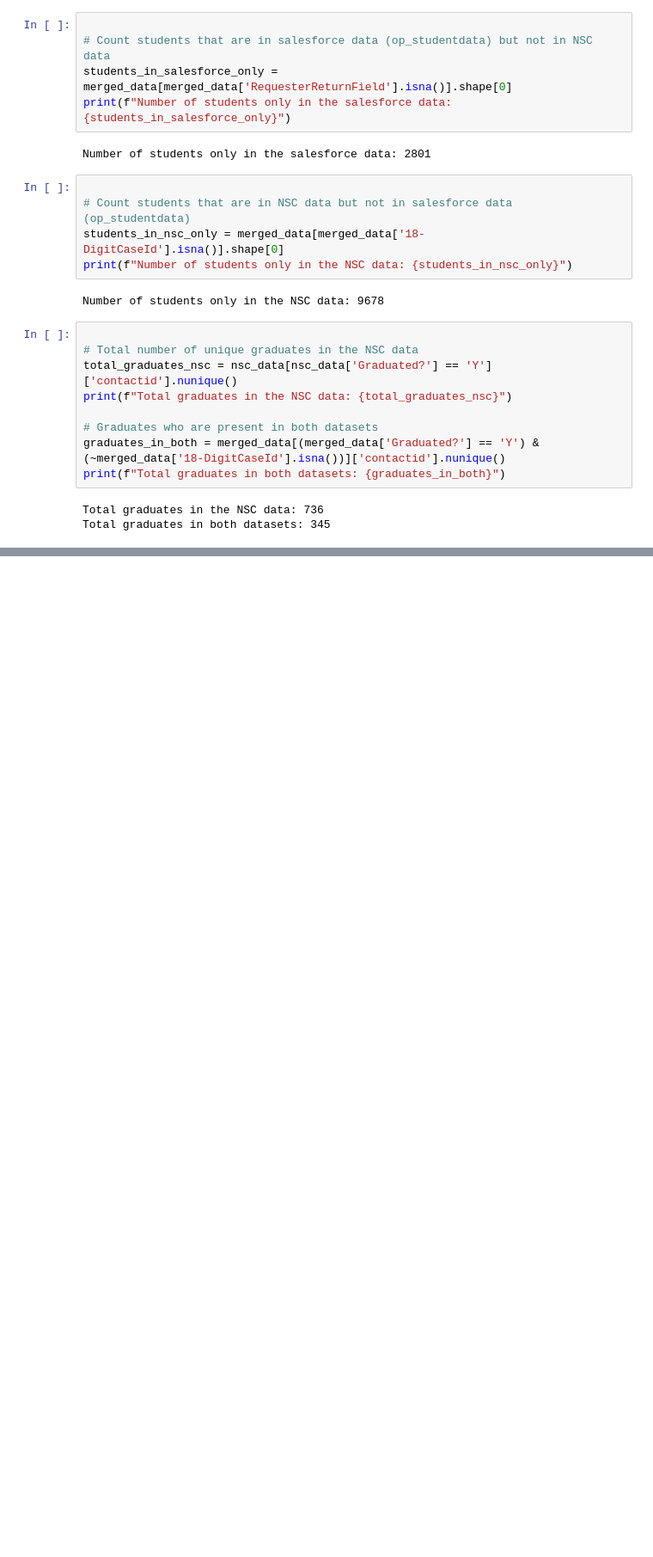
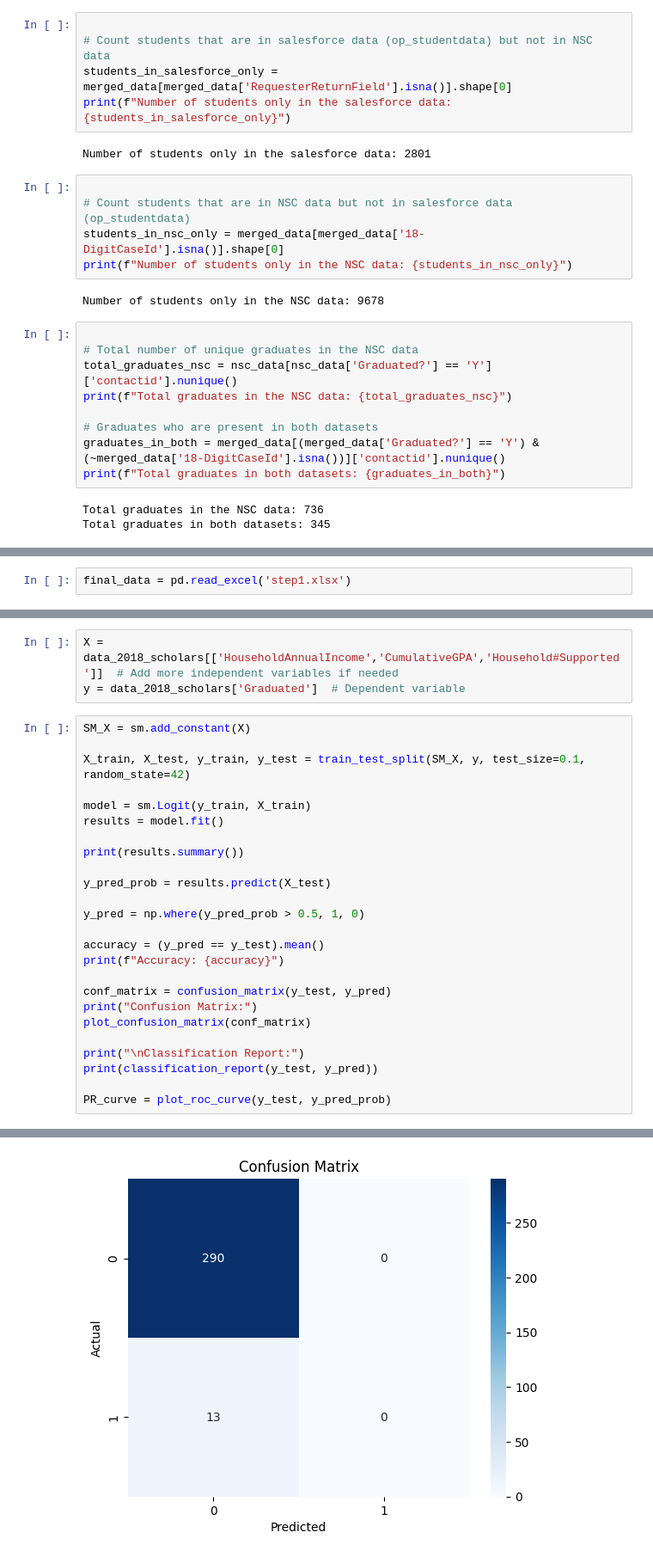
Before and after one commit to MuayThaiLegz/PracticeCrazy, a Jupyter notebook: InterviewNotebook.ipynb, the cells around one changed output, grey strips where cells are left out. Shown at 86% size. Cells and saved outputs as stored; diff of their text form; blank space fills up the shorter version.

```diff
--- a/InterviewNotebook.ipynb
+++ b/InterviewNotebook.ipynb
@@ -313,2 +308,4 @@ final_data.to_excel('step1.xlsx', index=False)
+# %%
+final_data = pd.read_excel('step1.xlsx')
 # %%
 import statsmodels.api as sm
@@ -386,0 +362,29 @@ To get a better understanding of graduation success, we should consider other fa
+# %%
+X = data_2018_scholars[['HouseholdAnnualIncome','CumulativeGPA','Household#Supported']]  # Add more independent variables if needed
+y = data_2018_scholars['Graduated']  # Dependent variable
+# %%
+SM_X = sm.add_constant(X)
+
+X_train, X_test, y_train, y_test = train_test_split(SM_X, y, test_size=0.1, random_state=42)
+
+model = sm.Logit(y_train, X_train)
+results = model.fit()
+
+print(results.summary())
+
+y_pred_prob = results.predict(X_test)
+
+y_pred = np.where(y_pred_prob > 0.5, 1, 0)
+
+accuracy = (y_pred == y_test).mean()
+print(f"Accuracy: {accuracy}")
+
+conf_matrix = confusion_matrix(y_test, y_pred)
+print("Confusion Matrix:")
+plot_confusion_matrix(conf_matrix)
+
+print("\nClassification Report:")
+print(classification_report(y_test, y_pred))
+
+PR_curve = plot_roc_curve(y_test, y_pred_prob)
+# %% [output]
@@ -386,0 +408 @@ To get a better understanding of graduation success, we should consider other fa
+[figure, added]
```
Also changed, not shown: parts of 39 cells of this notebook.
